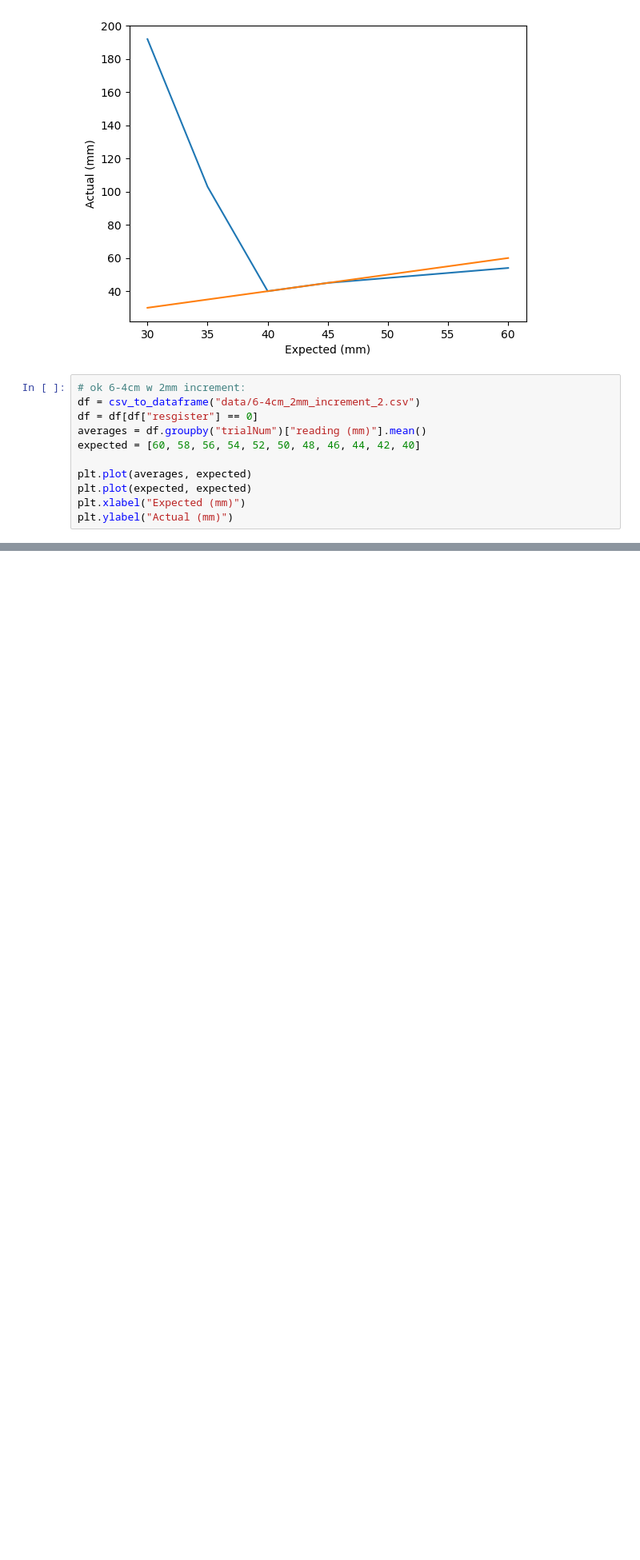
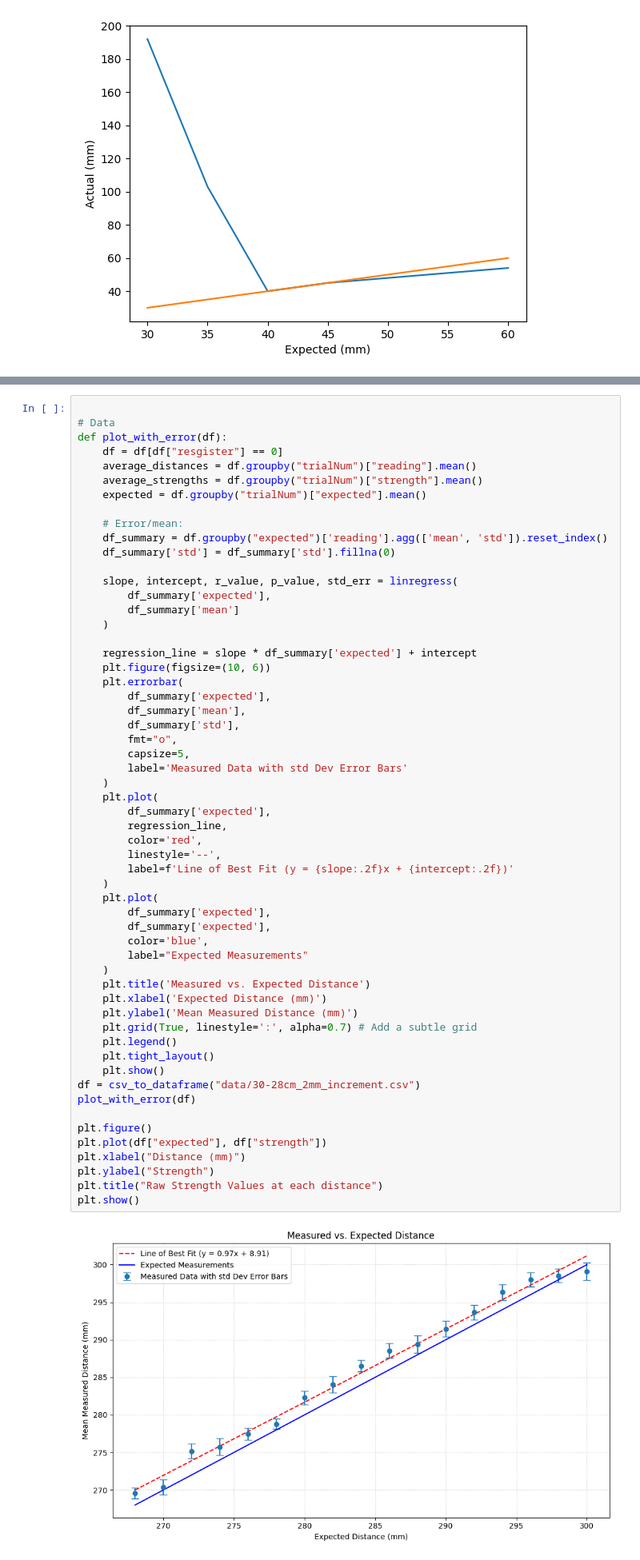
Before and after one commit to ctebow/a121-Benchmarking, a Jupyter notebook: data_analysis/analysis.ipynb, the cells around one changed output, grey strips where cells are left out. Shown at 80% size. Cells and saved outputs as stored; diff of their text form; blank space fills up the shorter version.

```diff
--- a/data_analysis/analysis.ipynb
+++ b/data_analysis/analysis.ipynb
@@ -59,14 +61,3 @@ plt.show()
 # %% [output]
 [figure]
 [figure]
-# %%
-# ok 6-4cm w 2mm increment:
-df = csv_to_dataframe("data/6-4cm_2mm_increment_2.csv")
-df = df[df["resgister"] == 0]
-averages = df.groupby("trialNum")["reading (mm)"].mean()
-expected = [60, 58, 56, 54, 52, 50, 48, 46, 44, 42, 40]
-
-plt.plot(averages, expected)
-plt.plot(expected, expected)
-plt.xlabel("Expected (mm)")
-plt.ylabel("Actual (mm)")
@@ -75,0 +69,59 @@ Text(0, 0.5, 'Actual (mm)')
+# %%
+
+# Data
+def plot_with_error(df):
+    df = df[df["resgister"] == 0]
+    average_distances = df.groupby("trialNum")["reading"].mean()
+    average_strengths = df.groupby("trialNum")["strength"].mean()
+    expected = df.groupby("trialNum")["expected"].mean()
+
+    # Error/mean:
+    df_summary = df.groupby("expected")['reading'].agg(['mean', 'std']).reset_index()
+    df_summary['std'] = df_summary['std'].fillna(0)
+
+    slope, intercept, r_value, p_value, std_err = linregress(
+        df_summary['expected'],
+        df_summary['mean']
+    )
+
+    regression_line = slope * df_summary['expected'] + intercept
+    plt.figure(figsize=(10, 6))
+    plt.errorbar(
+        df_summary['expected'],
+        df_summary['mean'],
+        df_summary['std'],
+        fmt="o",
+        capsize=5,
+        label='Measured Data with std Dev Error Bars'
+    )
+    plt.plot(
+        df_summary['expected'],
+        regression_line,
+        color='red',
+        linestyle='--',
+        label=f'Line of Best Fit (y = {slope:.2f}x + {intercept:.2f})'
+    )
+    plt.plot(
+        df_summary['expected'],
+        df_summary['expected'],
+        color='blue',
+        label="Expected Measurements"
+    )
+    plt.title('Measured vs. Expected Distance')
+    plt.xlabel('Expected Distance (mm)')
+    plt.ylabel('Mean Measured Distance (mm)')
+    plt.grid(True, linestyle=':', alpha=0.7) # Add a subtle grid
+    plt.legend()
+    plt.tight_layout()
+    plt.show()
+df = csv_to_dataframe("data/30-28cm_2mm_increment.csv")
+plot_with_error(df)
+
+plt.figure()
+plt.plot(df["expected"], df["strength"])
+plt.xlabel("Distance (mm)")
+plt.ylabel("Strength")
+plt.title("Raw Strength Values at each distance")
+plt.show()
+# %% [output]
+[figure, added]
```
Also changed, not shown: parts of 6 cells of this notebook, 1 other file.
